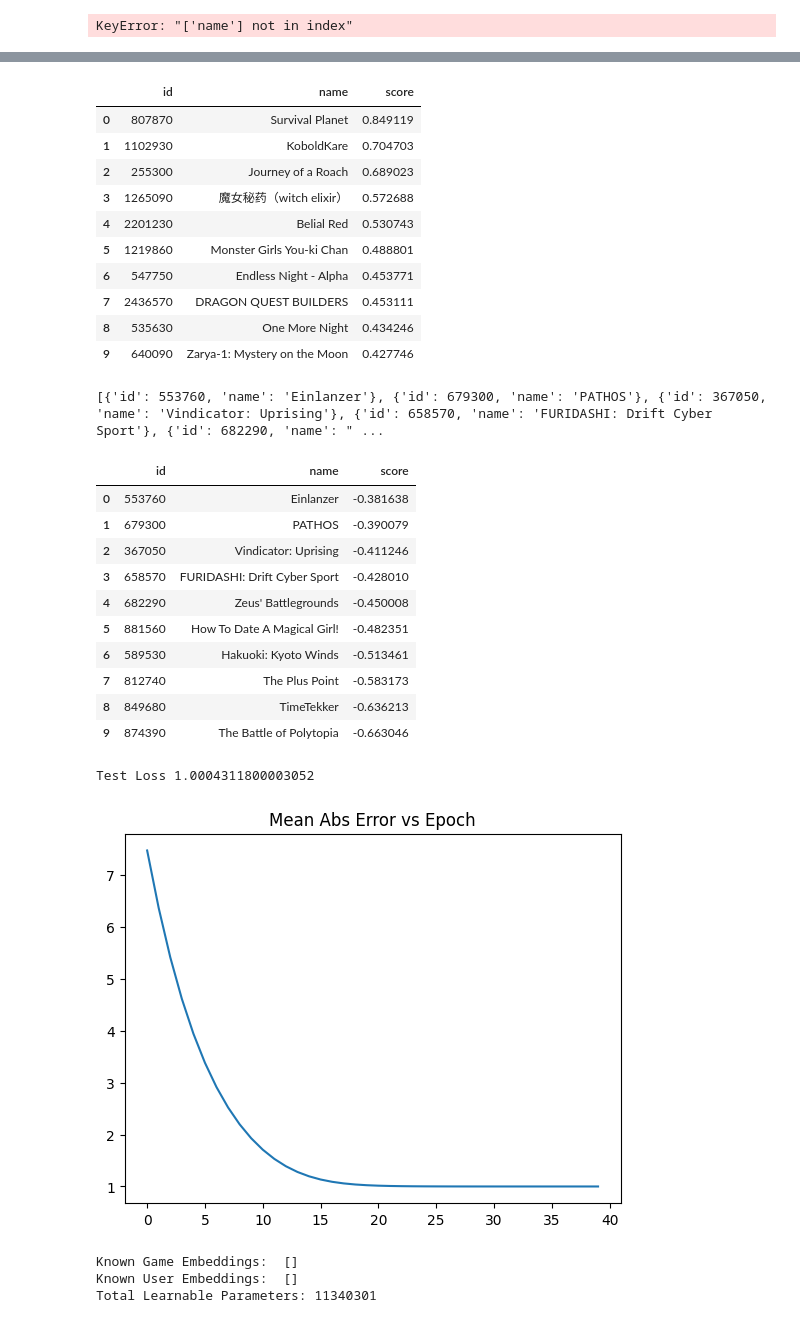
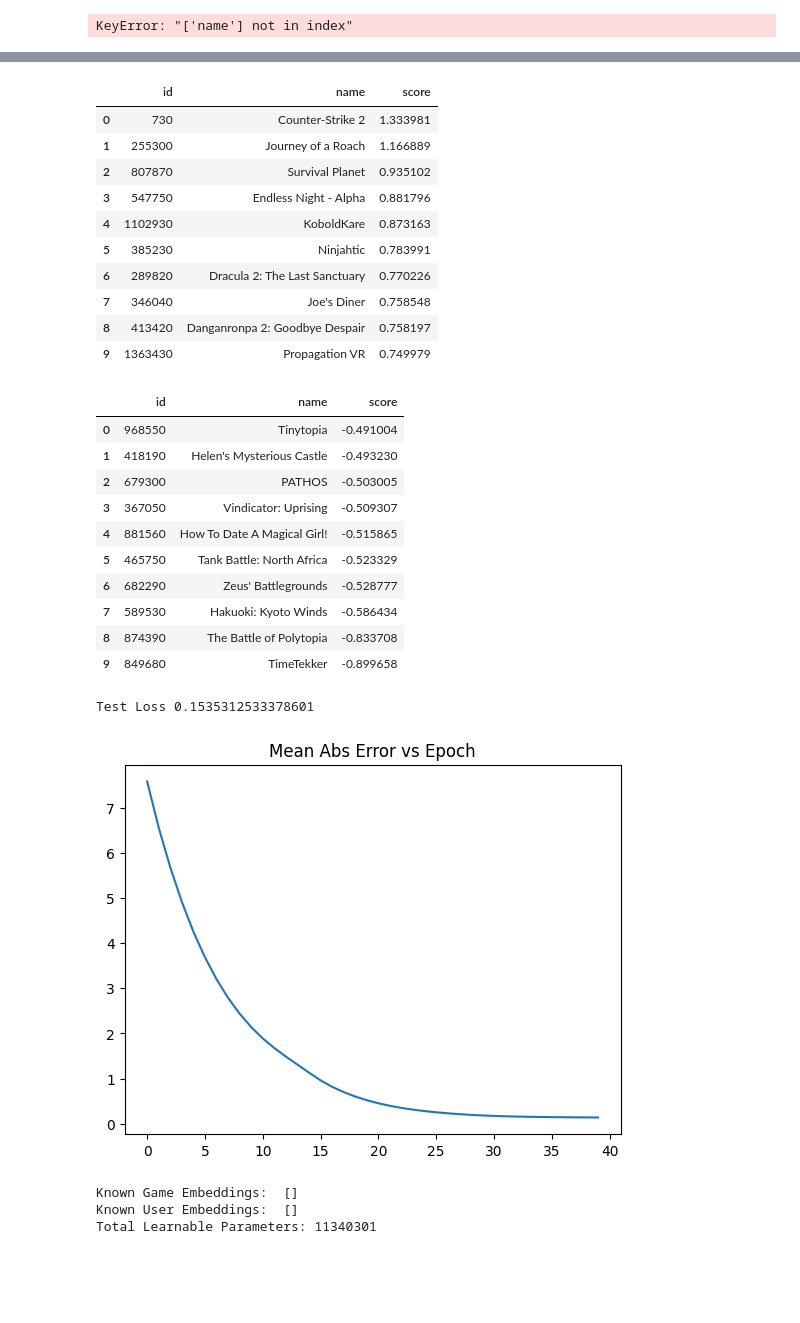
Before and after one commit to GitHubNoskcaj211/ml-projects-project, a Jupyter notebook: models/test_ncf.ipynb, the cells around one changed output, grey strips where cells are left out. Drawn from its saved outputs; the diff is of its cells as text; code cells hidden in the pictures; blank space fills up the shorter version.

```diff
--- a/models/test_ncf.ipynb
+++ b/models/test_ncf.ipynb
@@ -43,7 +43,7 @@ data_loader.load_random_edge_train_test_split(train_percentage=0.9, test_percent
 data_loader.save_data_loader_parameters('test_ncf_data_loader', overwrite=True)
 # %%
 # base collaborative filter test
-cf_model = NCFModel(num_epochs = 40, embedding_size = 100, batch_percent = 0.1, learning_rate = 1e-2, weight_decay=1e-3, mlp_hidden_layer_sizes = [], seed=0, model_type='cf', fine_tune_num_epochs=1, fine_tune_learning_rate=1e-1, fine_tune_weight_decay=1e-5)
+cf_model = NCFModel(num_epochs = 40, embedding_size = 100, batch_percent = 0.1, learning_rate = 1e-2, weight_decay=1e-6, mlp_hidden_layer_sizes = [], seed=0, model_type='cf', fine_tune_num_epochs=40, fine_tune_learning_rate=1e-1, fine_tune_weight_decay=1e-6)
 cf_model.set_data_loader(data_loader)
 cf_model.train(debug=True)
 cf_model.save('test_cf_model', overwrite=True)
@@ -64,27 +63,26 @@ Total Learnable Parameters: 11340200
 |  | id | name | score |
-| 0 | 807870 | Survival Planet | 0.849119 |
-| 1 | 1102930 | KoboldKare | 0.704703 |
-| 2 | 255300 | Journey of a Roach | 0.689023 |
-| 3 | 1265090 | 魔女秘药（witch elixir） | 0.572688 |
-| 4 | 2201230 | Belial Red | 0.530743 |
-| 5 | 1219860 | Monster Girls You-ki Chan | 0.488801 |
-| 6 | 547750 | Endless Night - Alpha | 0.453771 |
-| 7 | 2436570 | DRAGON QUEST BUILDERS | 0.453111 |
-| 8 | 535630 | One More Night | 0.434246 |
-| 9 | 640090 | Zarya-1: Mystery on the Moon | 0.427746 |
+| 0 | 730 | Counter-Strike 2 | 1.333981 |
+| 1 | 255300 | Journey of a Roach | 1.166889 |
+| 2 | 807870 | Survival Planet | 0.935102 |
+| 3 | 547750 | Endless Night - Alpha | 0.881796 |
+| 4 | 1102930 | KoboldKare | 0.873163 |
+| 5 | 385230 | Ninjahtic | 0.783991 |
+| 6 | 289820 | Dracula 2: The Last Sanctuary | 0.770226 |
+| 7 | 346040 | Joe's Diner | 0.758548 |
+| 8 | 413420 | Danganronpa 2: Goodbye Despair | 0.758197 |
+| 9 | 1363430 | Propagation VR | 0.749979 |
+|  | id | name | score |
+| 0 | 968550 | Tinytopia | -0.491004 |
+| 1 | 418190 | Helen's Mysterious Castle | -0.493230 |
+| 2 | 679300 | PATHOS | -0.503005 |
+| 3 | 367050 | Vindicator: Uprising | -0.509307 |
+| 4 | 881560 | How To Date A Magical Girl! | -0.515865 |
+| 5 | 465750 | Tank Battle: North Africa | -0.523329 |
+| 6 | 682290 | Zeus' Battlegrounds | -0.528777 |
+| 7 | 589530 | Hakuoki: Kyoto Winds | -0.586434 |
+| 8 | 874390 | The Battle of Polytopia | -0.833708 |
+| 9 | 849680 | TimeTekker | -0.899658 |
-[{'id': 553760, 'name': 'Einlanzer'}, {'id': 679300, 'name': 'PATHOS'}, {'id': 367050, 'name': 'Vindicator: Uprising'}, {'id': 658570, 'name': 'FURIDASHI: Drift Cyber Sport'}, {'id': 682290, 'name': " ...
+Test Loss 0.1535312533378601
-|  | id | name | score |
-| 0 | 553760 | Einlanzer | -0.381638 |
-| 1 | 679300 | PATHOS | -0.390079 |
-| 2 | 367050 | Vindicator: Uprising | -0.411246 |
-| 3 | 658570 | FURIDASHI: Drift Cyber Sport | -0.428010 |
-| 4 | 682290 | Zeus' Battlegrounds | -0.450008 |
-| 5 | 881560 | How To Date A Magical Girl! | -0.482351 |
-| 6 | 589530 | Hakuoki: Kyoto Winds | -0.513461 |
-| 7 | 812740 | The Plus Point | -0.583173 |
-| 8 | 849680 | TimeTekker | -0.636213 |
-| 9 | 874390 | The Battle of Polytopia | -0.663046 |
-Test Loss 1.0004311800003052
-[figure, old version]
+[figure, new version]
 # %%
 # generalized collaborative filter test
```
Also changed, not shown: parts of 4 cells of this notebook, 45 other files.
